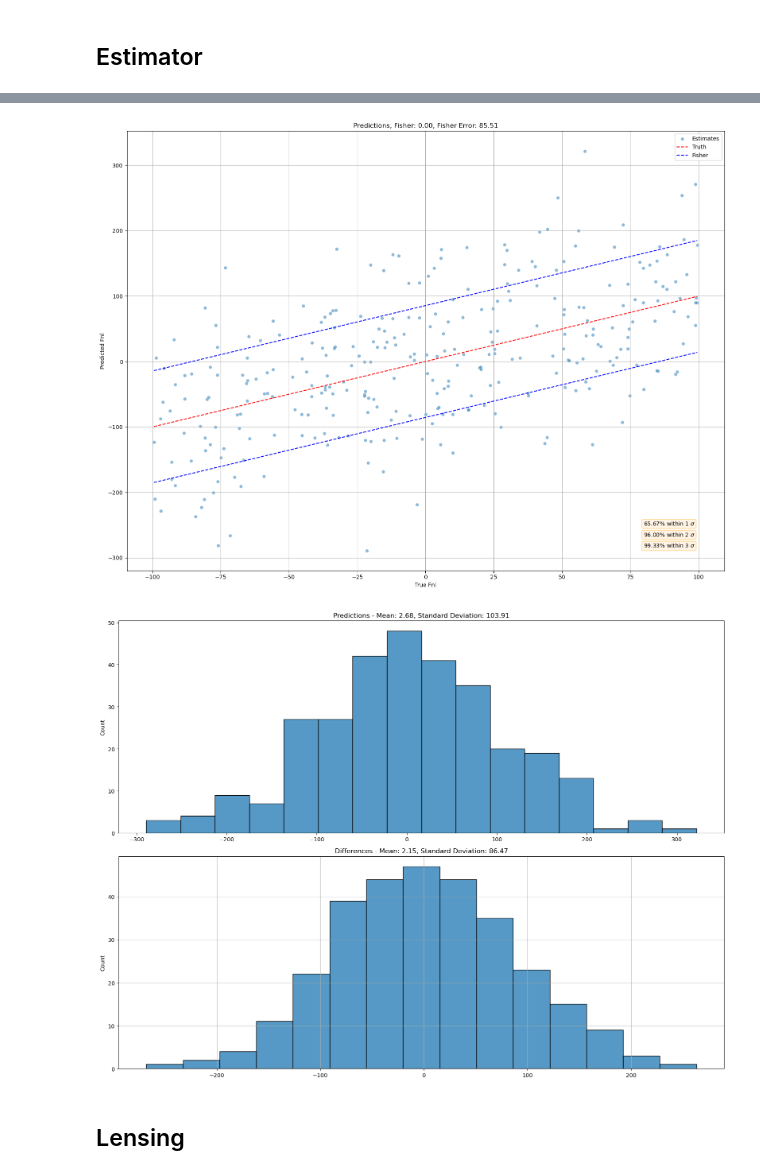
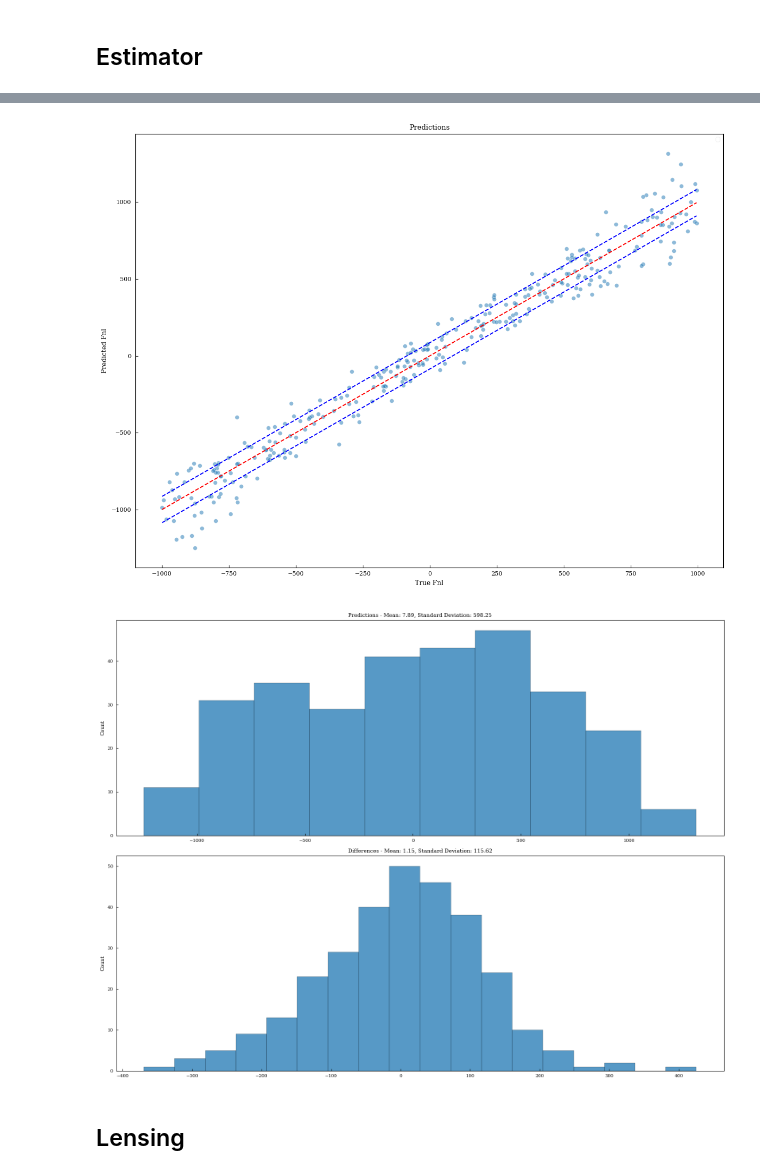
Before and after one commit to JBrandonS/MLPNG, a Jupyter notebook: notebooks/simulator.ipynb, the cells around one changed output, grey strips where cells are left out. Saved outputs shown, nothing was run; the diff lists cells and outputs as text; code cells hidden in the pictures.

```diff
--- a/notebooks/simulator.ipynb
+++ b/notebooks/simulator.ipynb
@@ -41,12 +50,14 @@ generator = Generator(
         "--narray",
         "1",
         "--fnl_range",
-        "-100",
-        "100",
+        "-1000",
+        "1000",
         "--pols",
         "T",
-        "--shape",
-        "local",
+        "--phi_scale",
+        "10.0",
+        # "--shape",
+        # "local",
         # "--no-noise",
         # "--mc_steps",
         # "100",
@@ -258,6 +286,6 @@ estimates, cubic, linear, fishers = ksw.compute_estimate_batch(
 
 fnls_flat = fnls.flatten()
 print_errors(fnls_flat, estimates, fisher)
-plot_predictions(fnls_flat, estimates, fisher=fisher, show=True)
+plot_predictions(fnls_flat, estimates, sigma=1 / np.sqrt(fisher), show=True)
 plot_histogram(fnls_flat, estimates, show=True)
 # %% [output]
@@ -271,5 +299,5 @@ plot_histogram(fnls_flat, estimates, show=True)
-[figure, old version]
+[figure, new version]
-[figure, old version]
+[figure, new version]
 # %% [markdown]
 ## Lensing
 # %%
```
Also changed, not shown: parts of 13 cells of this notebook, 2 other files.
